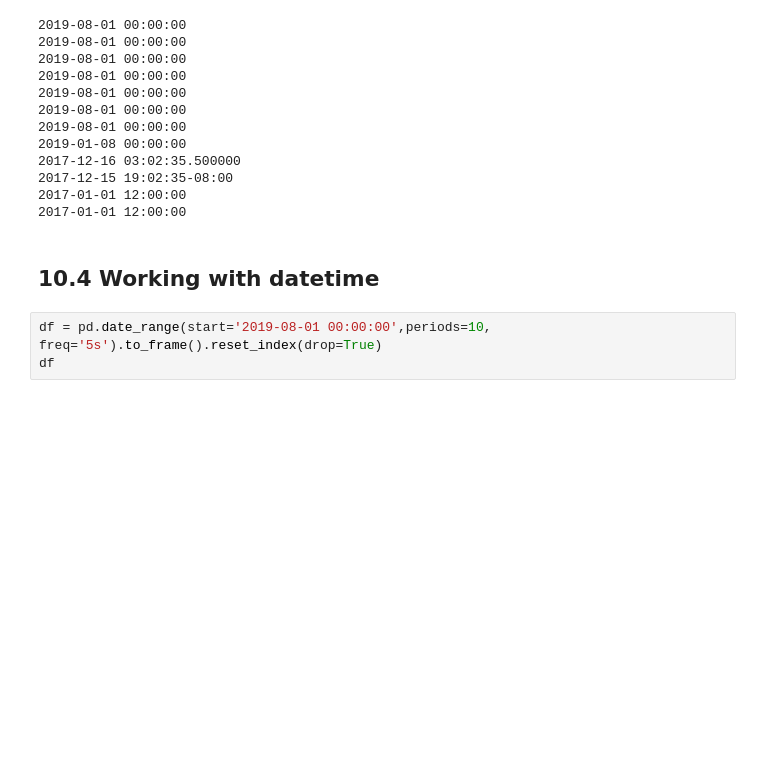
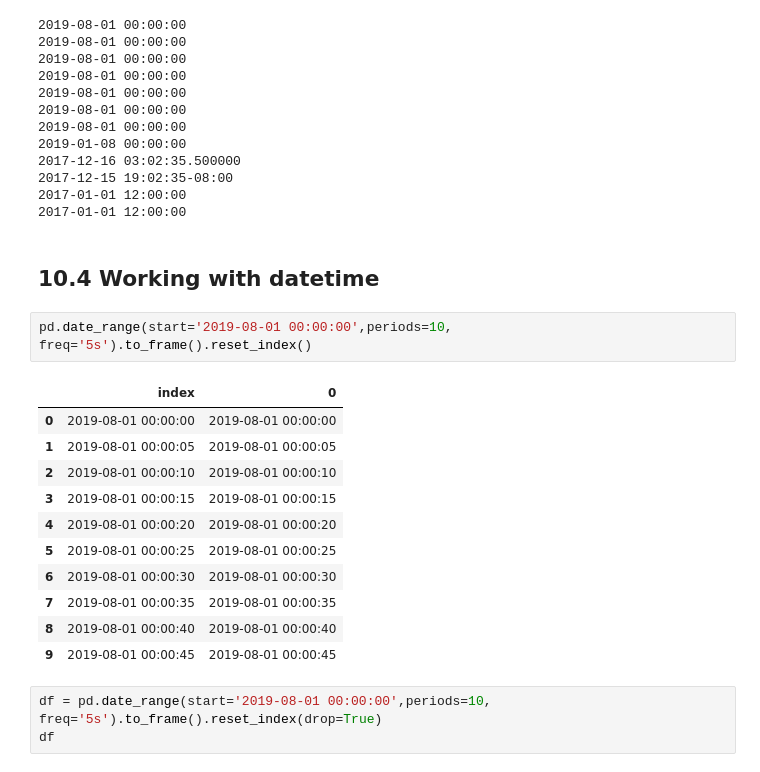
Before and after one commit to misohu/pandas_tutorial, a Jupyter notebook: 10_other_functionality.ipynb, the cells around one changed output. Saved outputs shown, nothing was run; the diff lists cells and outputs as text; blank space fills up the shorter version.

```diff
--- a/10_other_functionality.ipynb
+++ b/10_other_functionality.ipynb
@@ -113,6 +134,20 @@ print(pd.Timestamp(year=2017, month=1, day=1, hour=12))
 2017-01-01 12:00:00
 # %% [markdown]
 ## 10.4 Working with datetime
+# %%
+pd.date_range(start='2019-08-01 00:00:00',periods=10, freq='5s').to_frame().reset_index()
+# %% [output]
+|  | index | 0 |
+| 0 | 2019-08-01 00:00:00 | 2019-08-01 00:00:00 |
+| 1 | 2019-08-01 00:00:05 | 2019-08-01 00:00:05 |
+| 2 | 2019-08-01 00:00:10 | 2019-08-01 00:00:10 |
+| 3 | 2019-08-01 00:00:15 | 2019-08-01 00:00:15 |
+| 4 | 2019-08-01 00:00:20 | 2019-08-01 00:00:20 |
+| 5 | 2019-08-01 00:00:25 | 2019-08-01 00:00:25 |
+| 6 | 2019-08-01 00:00:30 | 2019-08-01 00:00:30 |
+| 7 | 2019-08-01 00:00:35 | 2019-08-01 00:00:35 |
+| 8 | 2019-08-01 00:00:40 | 2019-08-01 00:00:40 |
+| 9 | 2019-08-01 00:00:45 | 2019-08-01 00:00:45 |
 # %%
 df = pd.date_range(start='2019-08-01 00:00:00',periods=10, freq='5s').to_frame().reset_index(drop=True)
 df
```
Also changed, not shown: parts of 2 cells of this notebook, 12 other files.
